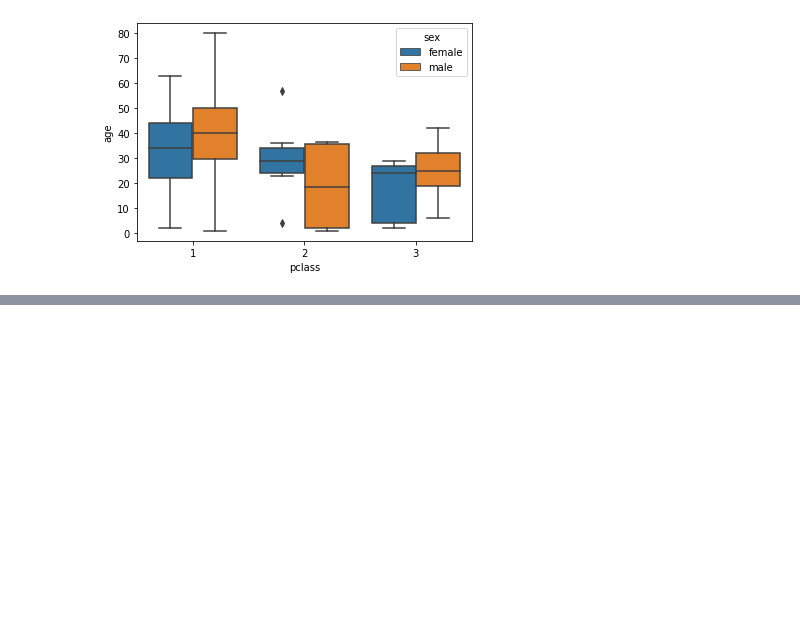
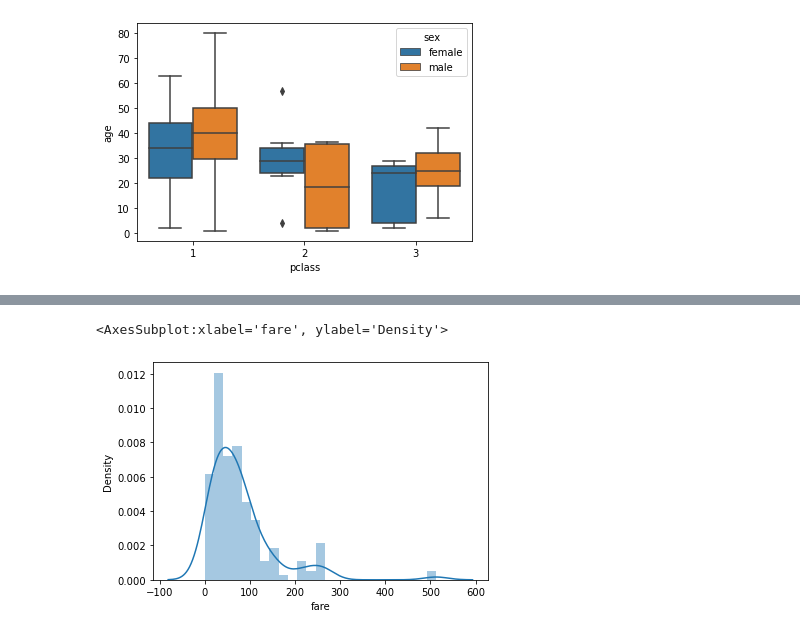
Before and after one commit to ShaD971/Machine-Learning, a Jupyter notebook: Seaborn.ipynb, the cells around one changed output, grey strips where cells are left out. Cells and saved outputs as stored; diff of their text form; code cells hidden in the pictures; blank space fills up the shorter version.

```diff
--- a/Seaborn.ipynb
+++ b/Seaborn.ipynb
@@ -92,0 +103,5 @@ sns.boxplot(x='pclass', y='age', data= titanic, hue= 'sex')# autre graphique
+# %%
+sns.distplot(titanic['fare'])
+# %% [output]
+<AxesSubplot:xlabel='fare', ylabel='Density'>
+[figure, added]
```
Also changed, not shown: parts of 6 cells of this notebook, 9 other files.
